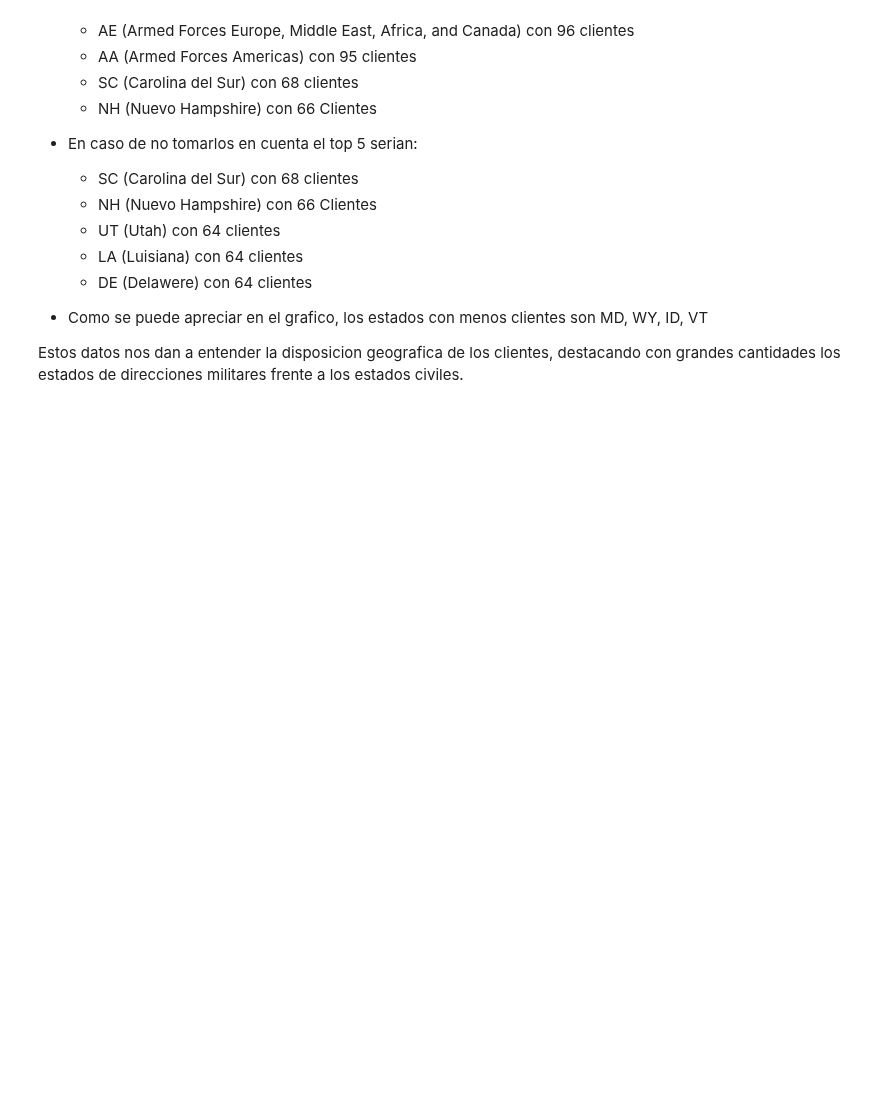
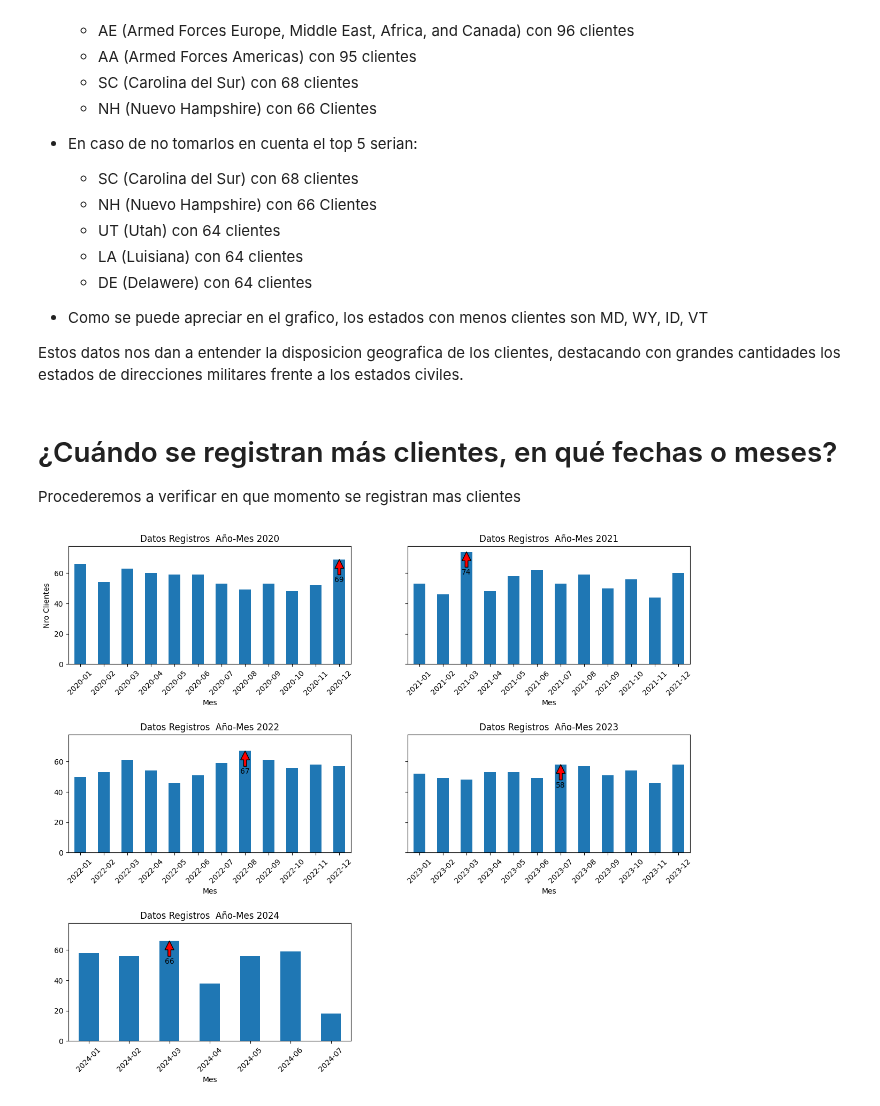
Before and after one commit to Vigonzaleze/analisisDatos_clientesBancarios, a Jupyter notebook: Analisis/analisis.ipynb, the cells around one changed output. Drawn from its saved outputs; the diff is of its cells as text; code cells hidden in the pictures; blank space fills up the shorter version.

Commit message:
Se agrega analisis de registros maximos de los clientes

```diff
--- a/Analisis/analisis.ipynb
+++ b/Analisis/analisis.ipynb
@@ -359,3 +359,62 @@ Tomando lo dicho en la parte superior y mirando el grafico los datos terminan de
 - Como se puede apreciar en el grafico, los estados con menos clientes son MD, WY, ID, VT
 
 Estos datos nos dan a entender la disposicion geografica de los clientes, destacando con grandes cantidades los estados de direcciones militares frente a los estados civiles.
+# %% [markdown]
+# ¿Cuándo se registran más clientes, en qué fechas o meses?
+Procederemos a verificar en que momento se registran mas clientes
+# %%
+registros_mes = datos_modif.copy()
+# %%
+# Agrupar los datos por años_meses
+registros_mes["year_month"] = registros_mes["Registration Date"].dt.to_period('M')
+registros_meses_años = registros_mes.groupby("year_month").agg(total=("Customer ID", "count")).reset_index()
+
+# obtener lista de años
+años = registros_mes["Registration Date"].dt.year.unique()
+
+# Se ordenan los años
+años = sorted(años)
+# %%
+# Confeccion de graficos multiples
+fig, axes = mpl.pyplot.subplots( 3, 2, figsize=(15,12), sharey=True)
+
+# Se agrega espacio entre filas de graficos para mejor lectura
+fig.subplots_adjust(hspace=0.6)
+
+axes = axes.flatten() # Se aplana la figura del grafico
+
+# Se recorren los años
+for i, año in enumerate(años):
+    # Se filtran por año y se agrupa por el mes
+    datos_años = registros_mes[ registros_mes['Registration Date'].dt.year == año ].groupby("year_month")\
+        .agg(total=("Customer ID", "count")).reset_index()
+
+    max_año = datos_años["total"].max()
+
+    # Se crean los graficos a mostrar
+    datos_años.plot(kind="bar", ax=axes[i], legend=False)
+    axes[i].set_title(f'Datos Registros  Año-Mes {año}')
+    axes[i].set_xlabel(f'Mes')
+
+    if i == 0:
+        axes[i].set_ylabel('Nro Clientes')
+
+    # Poner los valores de year_month en el eje x
+    axes[i].set_xticks(range(len(datos_años)))
+    axes[i].set_xticklabels(datos_años['year_month'], rotation=45)
+
+    # Obtener índice del máximo para saber dónde poner anotación
+    idx_max = datos_años['total'].idxmax()
+    # Anotar el máximo en el gráfico
+    axes[i].annotate(f'{max_año}', xy=(idx_max, max_año), xytext=(idx_max, max_año - 15),
+        arrowprops=dict(facecolor='red', shrink=1), ha='center')
+
+# Se elimina el ultimo grafico, que esta sin datos
+if len(años) < len(axes):
+    for j in range(len(años), len(axes)):
+        fig.delaxes(axes[j])
+
+# Se muestra la informacion
+mpl.pyplot.show()
+# %% [output]
+[figure, added]
```
Also changed, not shown: parts of 1 cell of this notebook.
